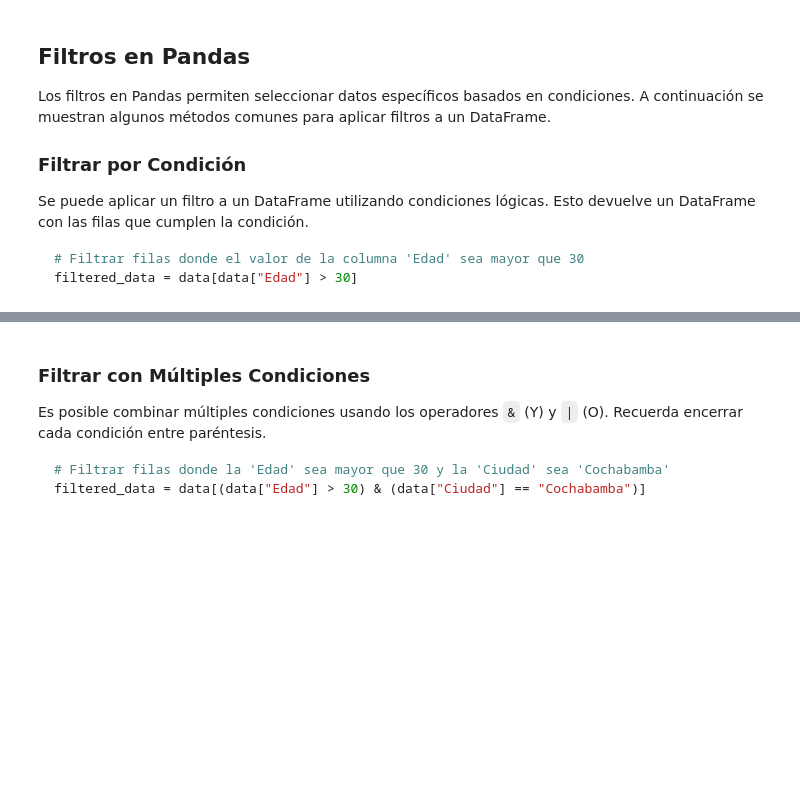
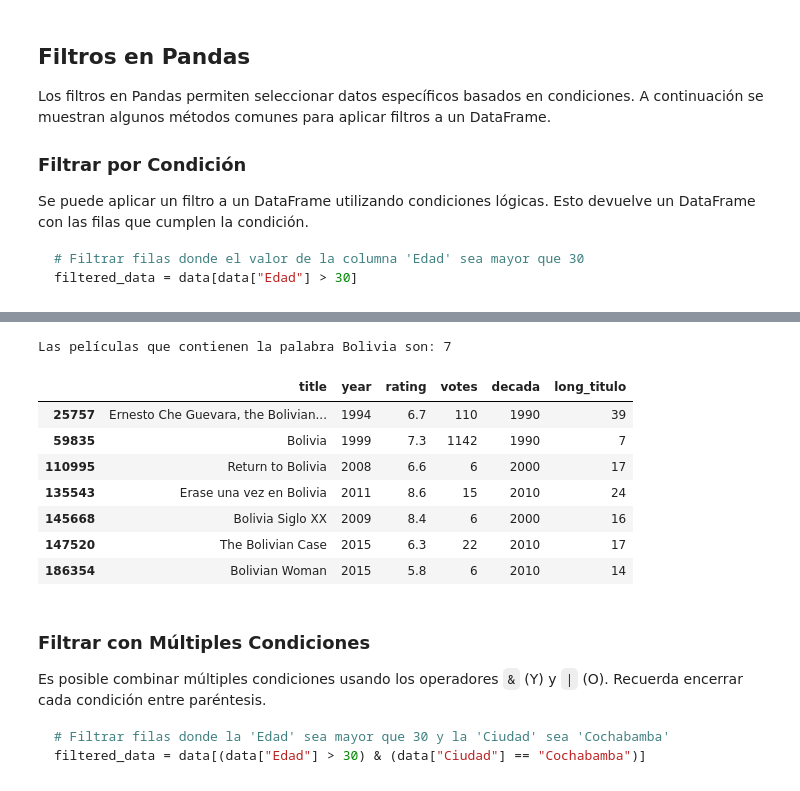
Before and after one commit to Horaciomb/UPB_Herramientas_Basicas_Visualizacion_Datoss_, a Jupyter notebook: Sesion5/s5_pandas.ipynb, the cells around one changed output, grey strips where cells are left out. Saved outputs shown, nothing was run; the diff lists cells and outputs as text; code cells hidden in the pictures; blank space fills up the shorter version.

````diff
--- a/Sesion5/s5_pandas.ipynb
+++ b/Sesion5/s5_pandas.ipynb
@@ -238,3 +246,6 @@ El método `.str.len()` devuelve la longitud de las cadenas de texto en una Seri
 # Ejemplo de uso
 lengths = data["column_name"].str.len()
 ```
+# %%
+data['long_titulo']=data['title'].str.len()
+data.head()
@@ -274,3 +324,18 @@ filtered_data = data[data["Edad"] > 30]
+# %%
+filtro2= data['title'].str.contains('Bolivia',case=False)
+datos_filtrados2= data[filtro2]
+print(f"Las películas que contienen la palabra Bolivia son: {datos_filtrados2['title'].count()}")
+datos_filtrados2
+# %% [output]
+Las películas que contienen la palabra Bolivia son: 7
+|  | title | year | rating | votes | decada | long_titulo |
+| 25757 | Ernesto Che Guevara, the Bolivian... | 1994 | 6.7 | 110 | 1990 | 39 |
+| 59835 | Bolivia | 1999 | 7.3 | 1142 | 1990 | 7 |
+| 110995 | Return to Bolivia | 2008 | 6.6 | 6 | 2000 | 17 |
+| 135543 | Erase una vez en Bolivia | 2011 | 8.6 | 15 | 2010 | 24 |
+| 145668 | Bolivia Siglo XX | 2009 | 8.4 | 6 | 2000 | 16 |
+| 147520 | The Bolivian Case | 2015 | 6.3 | 22 | 2010 | 17 |
+| 186354 | Bolivian Woman | 2015 | 5.8 | 6 | 2010 | 14 |
 # %% [markdown]
 ### Filtrar con Múltiples Condiciones
 
````
Also changed, not shown: parts of 15 cells of this notebook.
